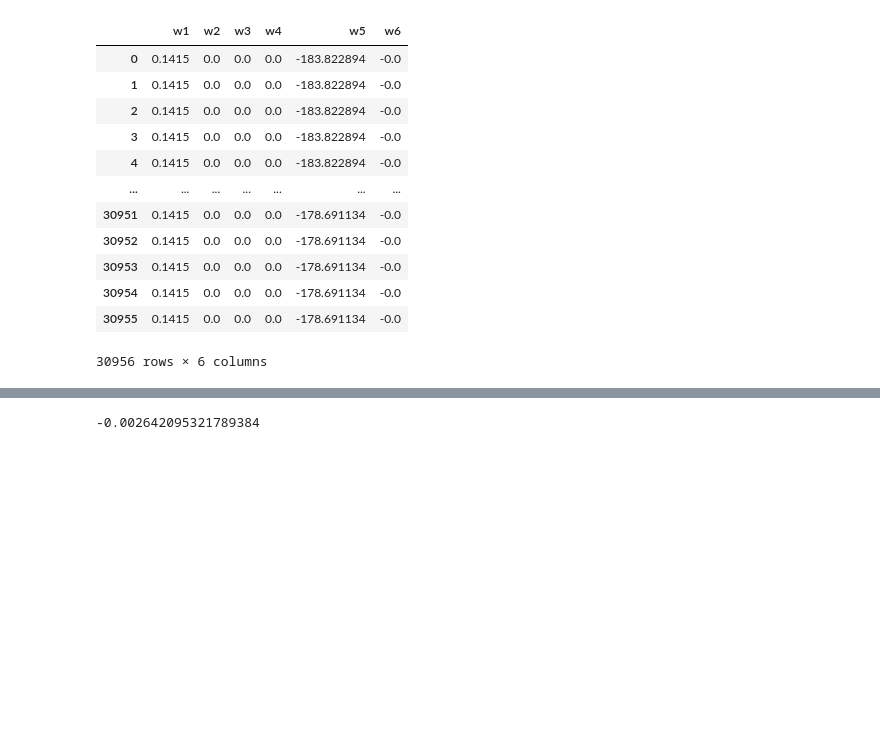
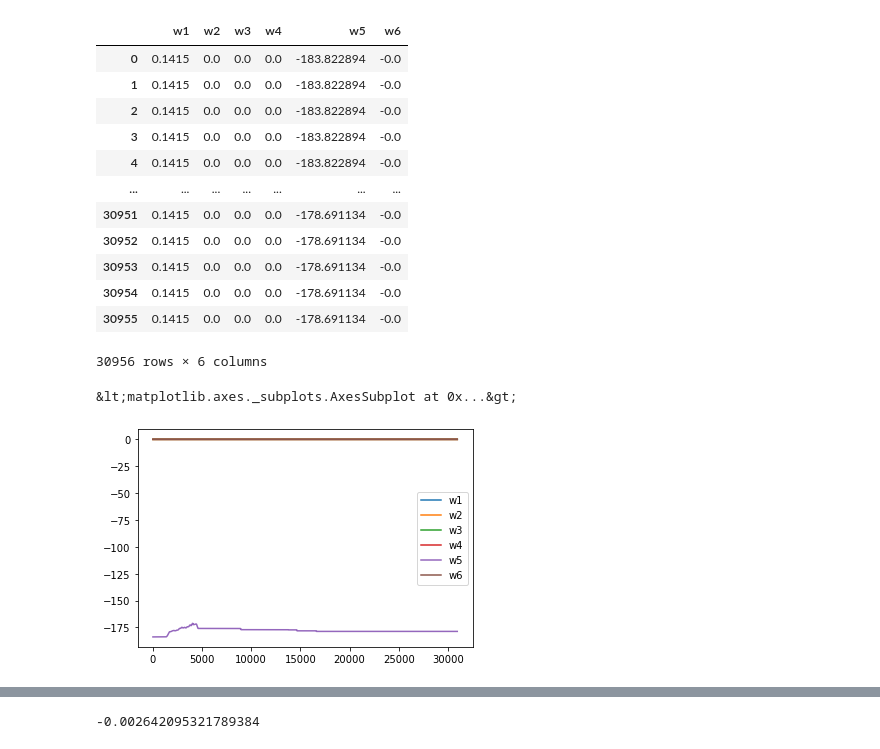
Before and after one commit to Printed-Robots/videte_robot, a Jupyter notebook: simple_videte_wheel/analyse_states.ipynb, the cells around one changed output, grey strips where cells are left out. Saved outputs shown, nothing was run; the diff lists cells and outputs as text; code cells hidden in the pictures; blank space fills up the shorter version.

```diff
--- a/simple_videte_wheel/analyse_states.ipynb
+++ b/simple_videte_wheel/analyse_states.ipynb
@@ -72,3 +104,8 @@ target
 | 30954 | 0.1415 | 0.0 | 0.0 | 0.0 | -178.691134 | -0.0 |
 | 30955 | 0.1415 | 0.0 | 0.0 | 0.0 | -178.691134 | -0.0 |
 30956 rows × 6 columns
+# %%
+target.plot()
+# %% [output]
+&lt;matplotlib.axes._subplots.AxesSubplot at 0x...&gt;
+[figure, added]
```
Also changed, not shown: parts of 35 cells of this notebook, 1 other file.
